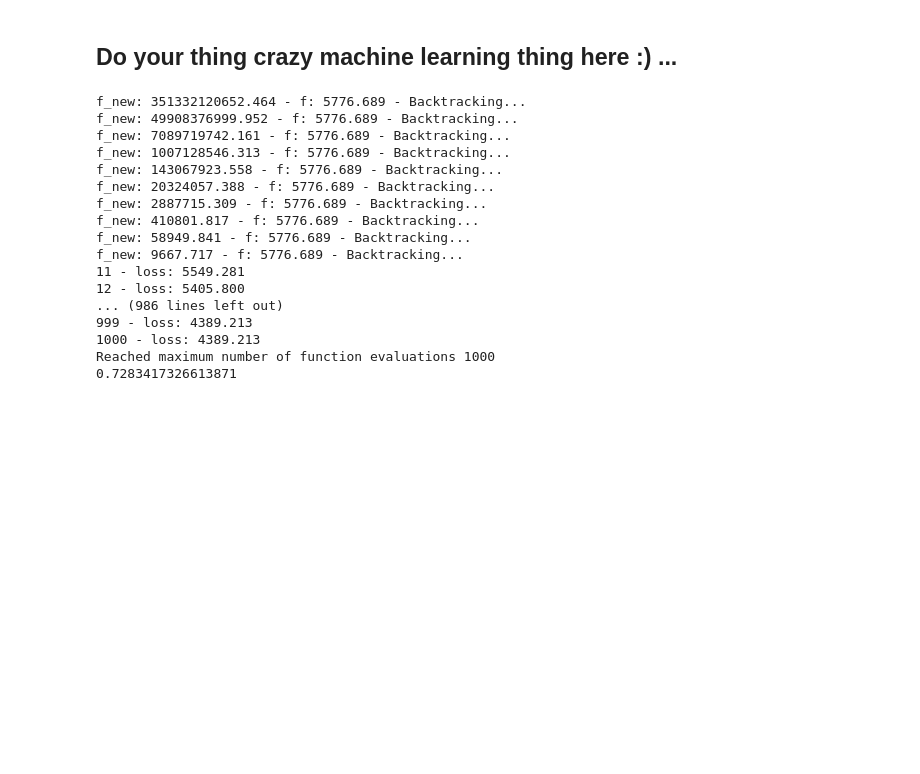
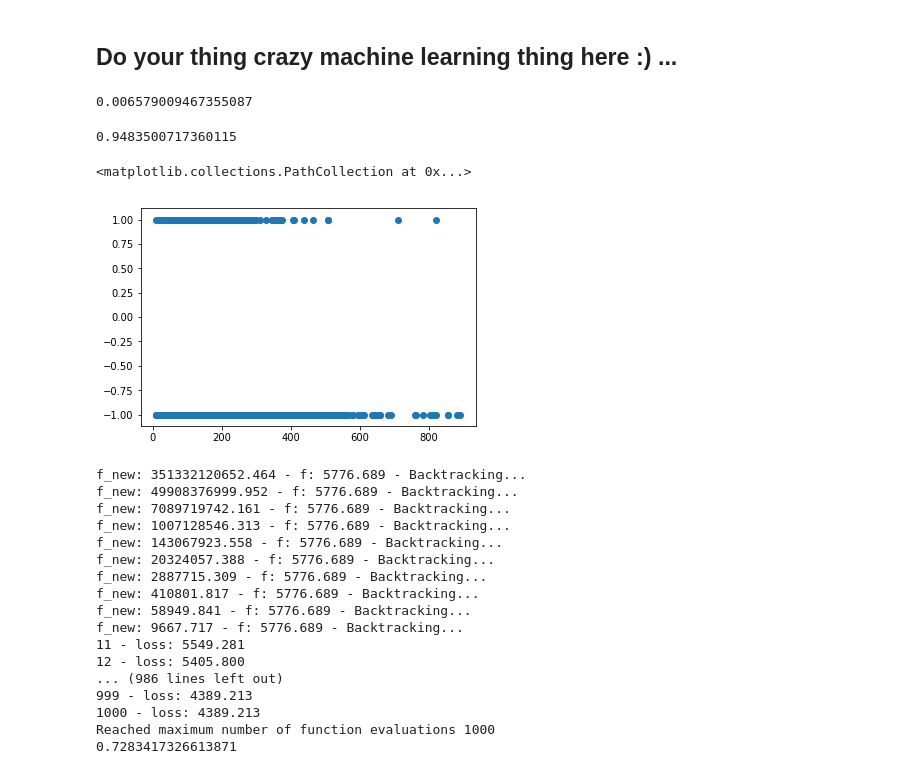
Before and after one commit to amvjakob/epfl-ml-project1, a Jupyter notebook: scripts/project1.ipynb, the cells around one changed output. Cells and saved outputs as stored; diff of their text form; code cells hidden in the pictures; blank space fills up the shorter version.

```diff
--- a/scripts/project1.ipynb
+++ b/scripts/project1.ipynb
@@ -47,6 +47,22 @@ for j in range(tX.shape[1]):
             X = tX[:,j]
         else:
             X = np.c_[X, tX[:,j]]
+# %%
+y_ = y[X[:,1] != -999]
+X_ = X[X[:,1] != -999,:]
+# %%
+np.sum(X_[:,1] >= 400)/len(y_)
+# %% [output]
+0.006579009467355087
+# %%
+np.mean(y_[X_[:,1] >= 400] == -1)
+# %% [output]
+0.9483500717360115
+# %%
+plt.scatter(X_[::10,1], y_[::10])
+# %% [output]
+<matplotlib.collections.PathCollection at 0x...>
+[figure, added]
 # %%
 X = replace_NaN_by_median(X)
 X, _, _ = standardize(X)
```
Also changed, not shown: 3 other files.
